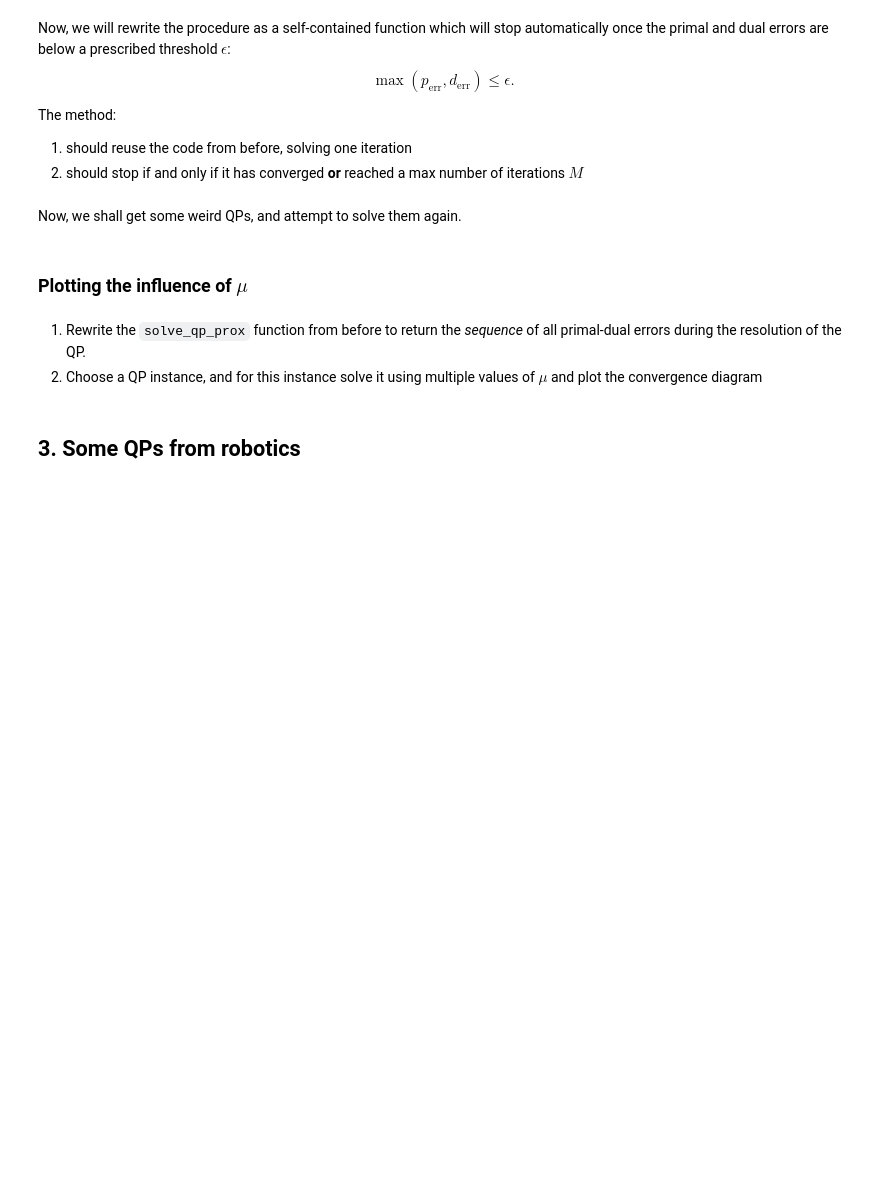
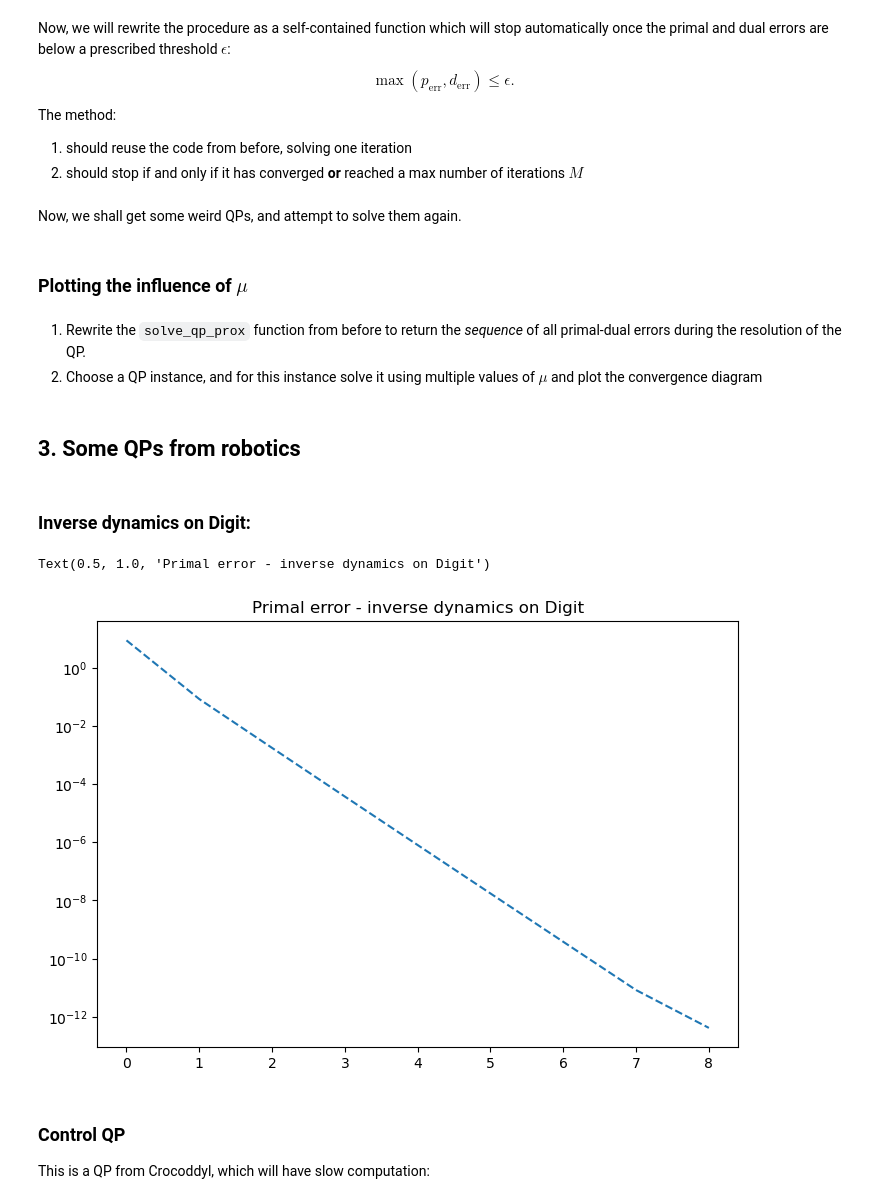
Before and after one commit to agimus-project/winter-school-2023, a Jupyter notebook: ocp2/1-solving-qps.ipynb, the cells around one changed output. Saved outputs shown, nothing was run; the diff lists cells and outputs as text; code cells hidden in the pictures; blank space fills up the shorter version.

```diff
--- a/ocp2/1-solving-qps.ipynb
+++ b/ocp2/1-solving-qps.ipynb
@@ -325,3 +325,5 @@ plt.legend()
 plt.tight_layout()
 # %% [markdown]
 ## 3. Some QPs from robotics
+# %% [markdown]
+### Inverse dynamics on Digit:
@@ -327,0 +332,18 @@ plt.tight_layout()
+# %%
+digit_qp = load_digit_dyn_qp()
+# %%
+yopt = np.zeros(digit_qp.b.size)
+xopt, yopt, perr, derr = solve_qp_prox(digit_qp, yopt)
+# %%
+plt.figure()
+plt.plot(perr, ls="--")
+plt.yscale("log")
+plt.tight_layout()
+plt.title("Primal error - inverse dynamics on Digit")
+# %% [output]
+Text(0.5, 1.0, 'Primal error - inverse dynamics on Digit')
+[figure, added]
+# %% [markdown]
+### Control QP
+
+This is a QP from Crocoddyl, which will have slow computation:
```
Also changed, not shown: parts of 3 cells of this notebook, 1 other file.
